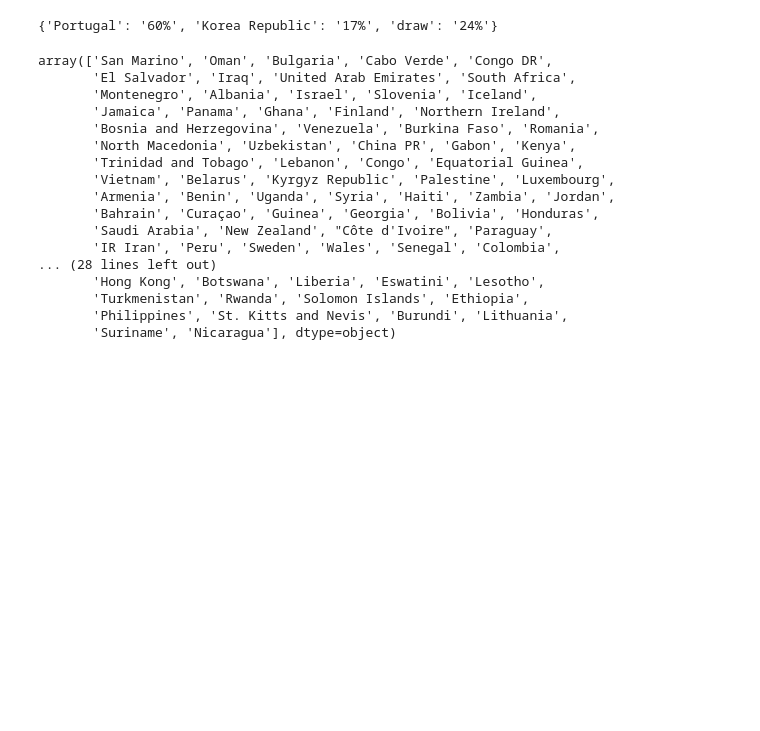
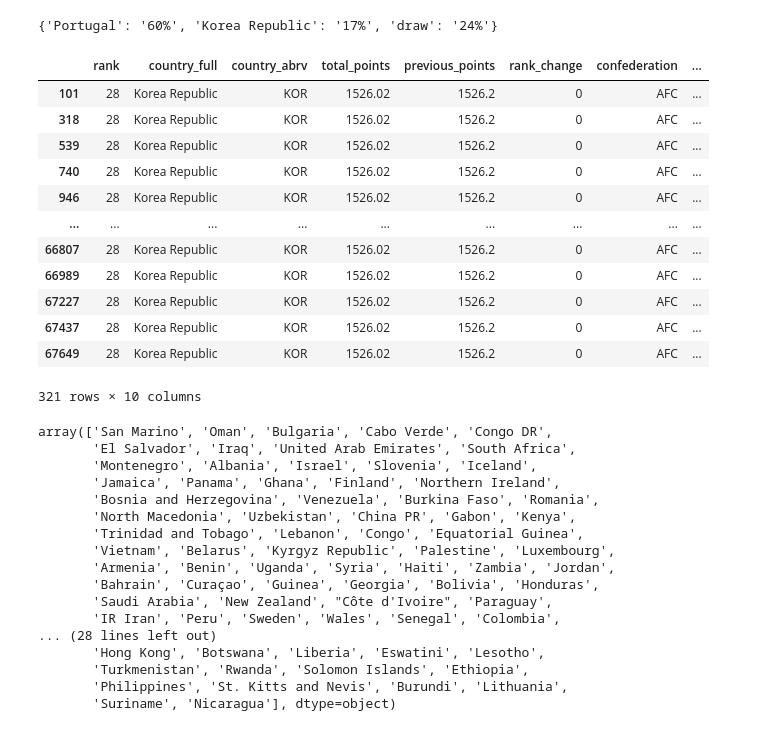
Before and after one commit to Omaraitbenhaddi/ODC-World-Cup-2022-Predictions, a Jupyter notebook: notebooks/data_exploration.ipynb, the cells around one changed output. Saved outputs shown, nothing was run; the diff lists cells and outputs as text; code cells hidden in the pictures; blank space fills up the shorter version.

```diff
--- a/notebooks/data_exploration.ipynb
+++ b/notebooks/data_exploration.ipynb
@@ -1256,7 +1256,21 @@ get_match_proba('Portugal', 'Korea Republic')
 # %% [output]
 {'Portugal': '60%', 'Korea Republic': '17%', 'draw': '24%'}
 # %%
-#fr.query('country_full=="Korea Republic"')
+fr.query('country_full=="Korea Republic"')
+# %% [output]
+|  | rank | country_full | country_abrv | total_points | previous_points | rank_change | confederation | ... |
+| 101 | 28 | Korea Republic | KOR | 1526.02 | 1526.2 | 0 | AFC | ... |
+| 318 | 28 | Korea Republic | KOR | 1526.02 | 1526.2 | 0 | AFC | ... |
+| 539 | 28 | Korea Republic | KOR | 1526.02 | 1526.2 | 0 | AFC | ... |
+| 740 | 28 | Korea Republic | KOR | 1526.02 | 1526.2 | 0 | AFC | ... |
+| 946 | 28 | Korea Republic | KOR | 1526.02 | 1526.2 | 0 | AFC | ... |
+| ... | ... | ... | ... | ... | ... | ... | ... | ... |
+| 66807 | 28 | Korea Republic | KOR | 1526.02 | 1526.2 | 0 | AFC | ... |
+| 66989 | 28 | Korea Republic | KOR | 1526.02 | 1526.2 | 0 | AFC | ... |
+| 67227 | 28 | Korea Republic | KOR | 1526.02 | 1526.2 | 0 | AFC | ... |
+| 67437 | 28 | Korea Republic | KOR | 1526.02 | 1526.2 | 0 | AFC | ... |
+| 67649 | 28 | Korea Republic | KOR | 1526.02 | 1526.2 | 0 | AFC | ... |
+321 rows × 10 columns
 # %%
 fr.country_full.unique()
 # %% [output]
```
Also changed, not shown: parts of 5 cells of this notebook.
